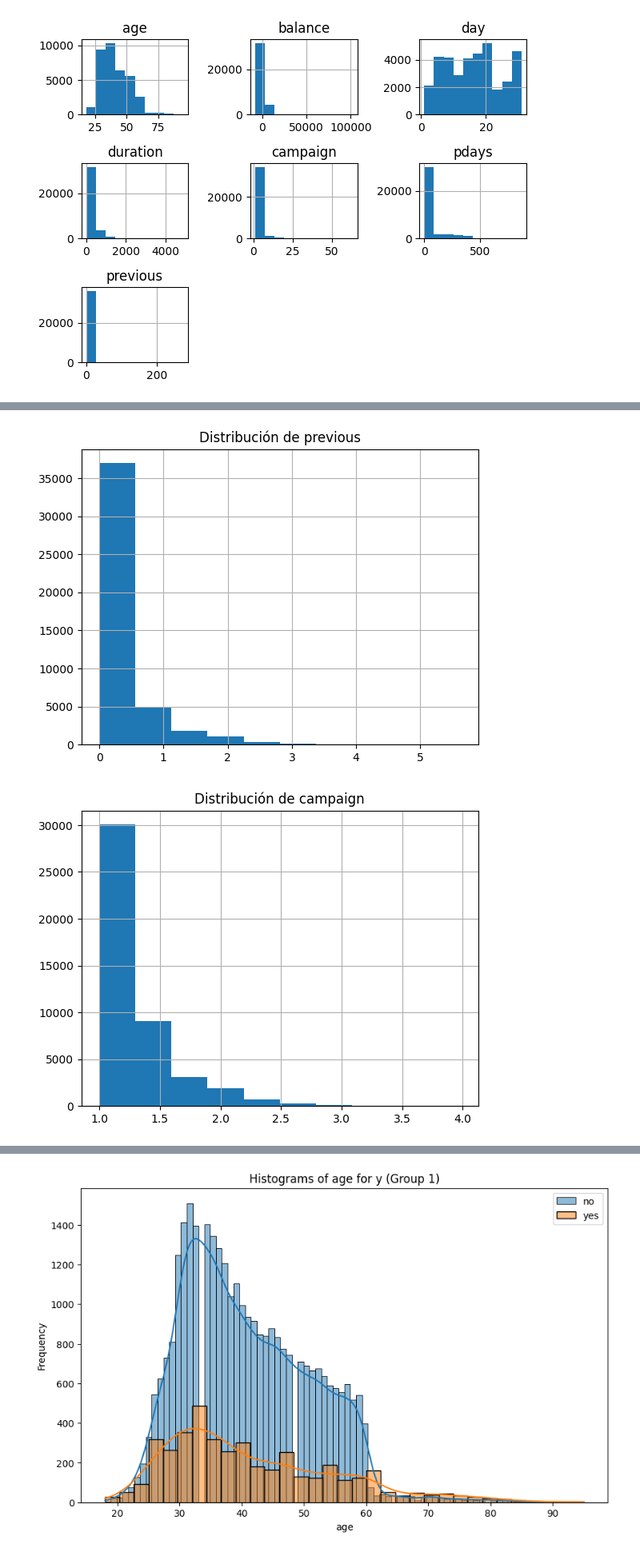
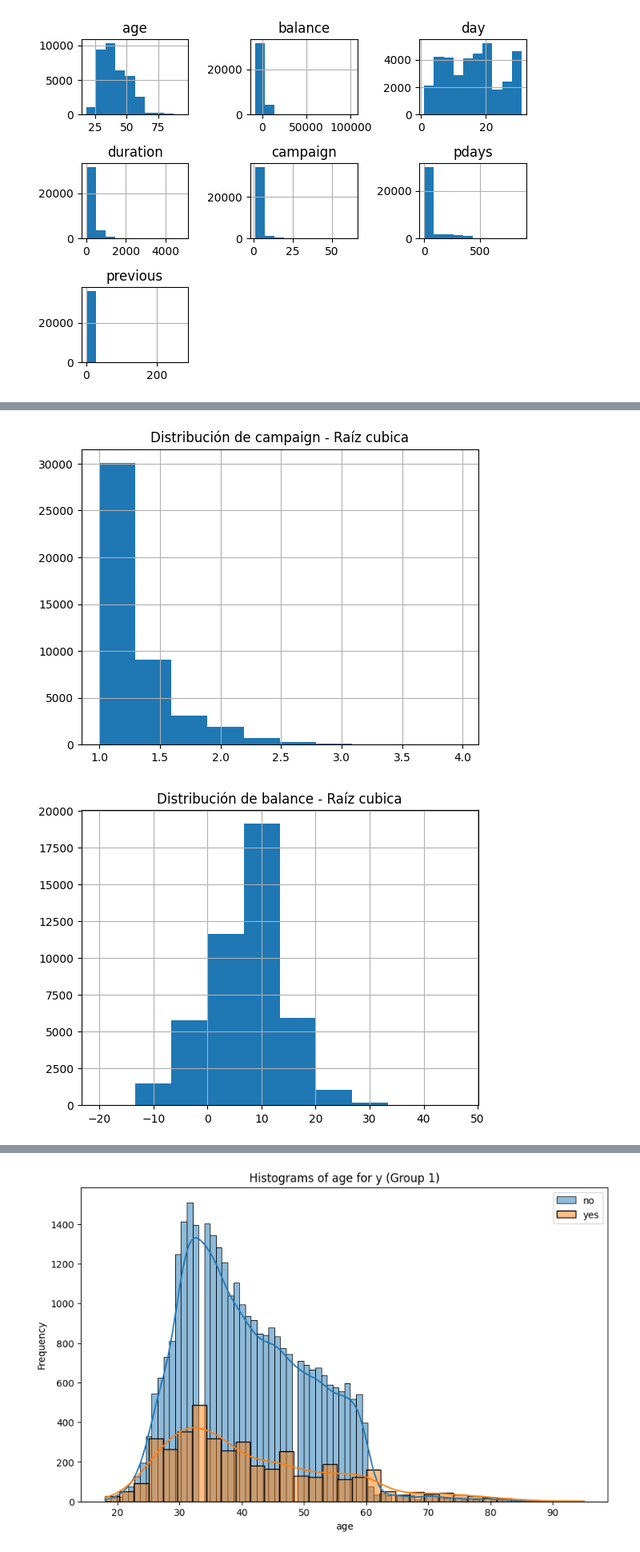
Before and after one commit to rafaneda7/ONLINE_DS_THEBRIDGE_RAFAELNEDA, a Jupyter notebook: Sprint 11 - ML Modelos Supervisados II - Árboles y Ensamblados/Unidad 1/Practica obligatoria S11U1/18_Practica_Obligatoria_Arboles_de_Decisión_y_Ajuste_de_hiperparámetros.ipynb, the cells around one changed output, grey strips where cells are left out. Shown at 80% size. Saved outputs shown, nothing was run; the diff lists cells and outputs as text; code cells hidden in the pictures.

```diff
--- a/Sprint 11 - ML Modelos Supervisados II - Árboles y Ensamblados/Unidad 1/Practica obligatoria S11U1/18_Practica_Obligatoria_Arboles_de_Decisión_y_Ajuste_de_hiperparámetros.ipynb
+++ b/Sprint 11 - ML Modelos Supervisados II - Árboles y Ensamblados/Unidad 1/Practica obligatoria S11U1/18_Practica_Obligatoria_Arboles_de_Decisión_y_Ajuste_de_hiperparámetros.ipynb
@@ -226,14 +233,12 @@ plt.show()
 # %%
-df.previous = np.log1p(df.previous)
-df.previous.hist()
-plt.title("Distribución de previous")
+np.cbrt(train_set.campaign).hist()
+plt.title("Distribución de campaign - Raíz cubica")
 plt.show()
 # %% [output]
-[figure, old version]
+[figure, new version]
 # %%
-df.campaign = np.cbrt(df.campaign)
-df.campaign.hist()
-plt.title("Distribución de campaign")
+np.cbrt(train_set.balance).hist()
+plt.title("Distribución de balance - Raíz cubica")
 plt.show()
 # %% [output]
-[figure, old version]
+[figure, new version]
```
Also changed, not shown: parts of 6 cells of this notebook.
